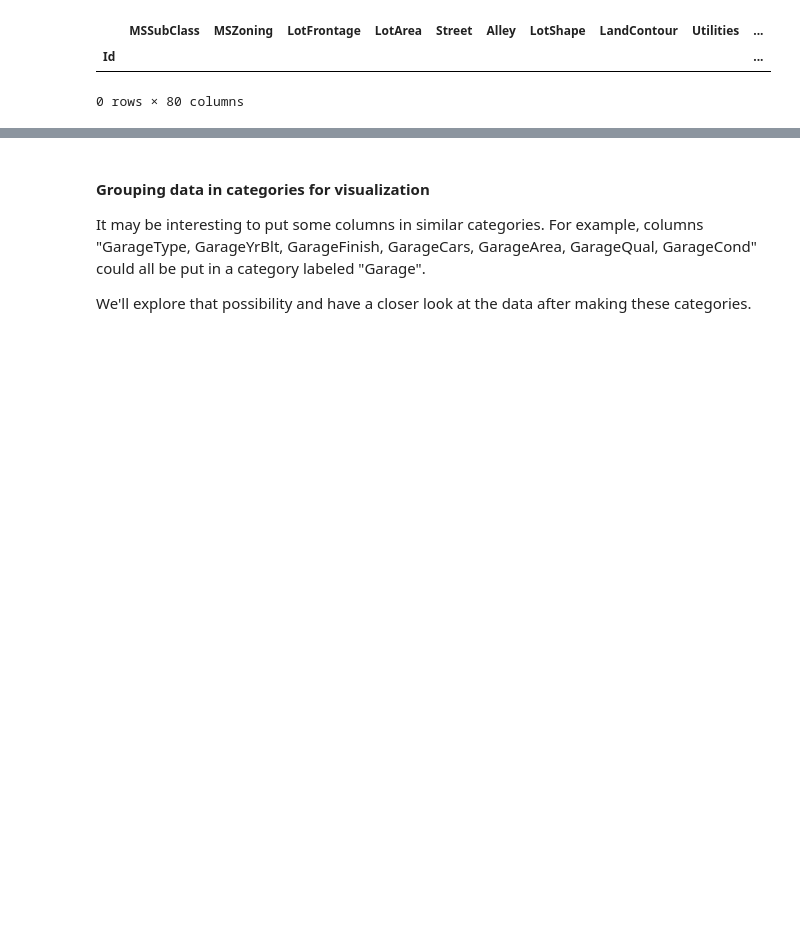
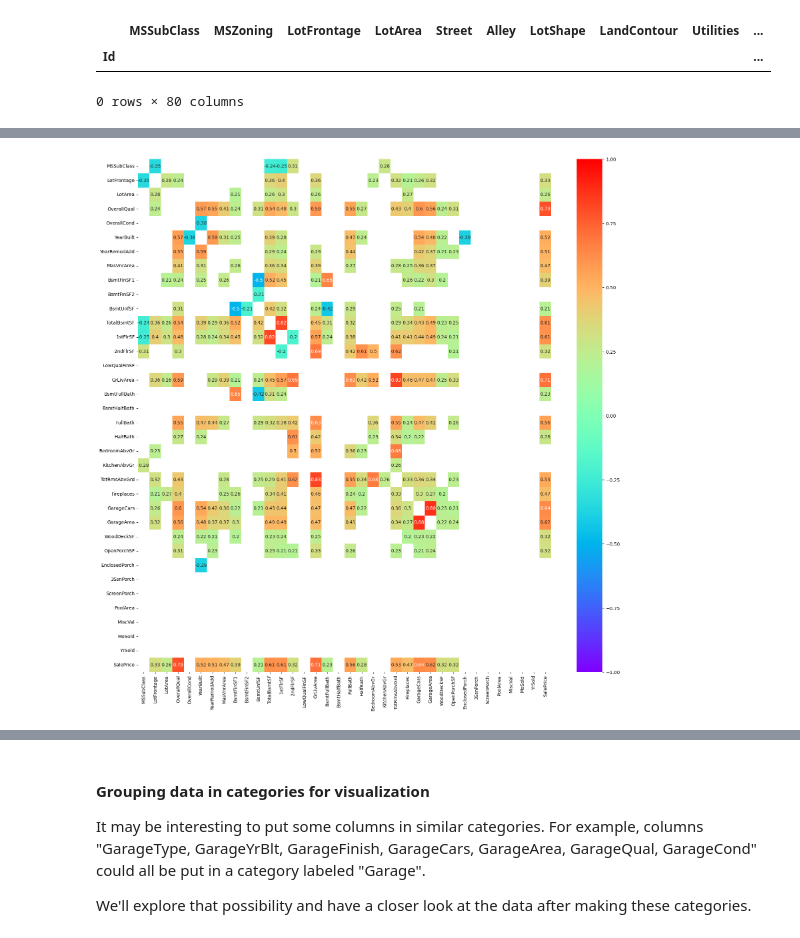
Before and after one commit to vin-br/house-prices, a Jupyter notebook: House Prices.ipynb, the cells around one changed output, grey strips where cells are left out. Cells and saved outputs as stored; diff of their text form; code cells hidden in the pictures; blank space fills up the shorter version.

```diff
--- a/House Prices.ipynb
+++ b/House Prices.ipynb
@@ -28,8 +37,8 @@ import matplotlib.pyplot as plt
 ### Size, shape, quantity and type of data
 # %%
 # Importing training data
-dataset = pd.read_csv("Data/train.csv")
-dataset.head(10)
+dataset_origin = pd.read_csv("Data/train.csv")
+dataset_origin.head(10)
 # %% [output]
 |  | Id | MSSubClass | MSZoning | LotFrontage | LotArea | Street | Alley | LotShape | LandContour | ... |
 | 0 | 1 | 60 | RL | 65.0 | 8450 | Pave | NaN | Reg | Lvl | ... |
@@ -43,6 +52,9 @@ dataset.head(10)
 | 8 | 9 | 50 | RM | 51.0 | 6120 | Pave | NaN | Reg | Lvl | ... |
 | 9 | 10 | 190 | RL | 50.0 | 7420 | Pave | NaN | Reg | Lvl | ... |
 10 rows × 81 columns
+# %%
+# Copying the original dataframe to keep a copy untouched
+dataset = dataset_origin.copy()
 # %%
 # Looking at the shape of the dataframe
 print(f"Shape of the dataframe: \n {dataset.shape}\n")
@@ -290,0 +307,4 @@ dataset.loc[dataset["GarageYrBlt"].isnull(), :]
+# %%
+dataset_corr = dataset.corr()
+dataset_corr_filtered = dataset_corr[((dataset_corr >= .2) | (dataset_corr <= -.2)) & (dataset_corr !=1.000)]
+dataset_corr_filtered.head()
@@ -290,0 +319,5 @@ dataset.loc[dataset["GarageYrBlt"].isnull(), :]
+# %%
+plt.figure(figsize = (20, 20))
+plt.show(sns.heatmap(dataset_corr_filtered, vmin = -1, vmax = +1, annot = True, cmap = 'rainbow'))
+# %% [output]
+[figure, added]
```
Also changed, not shown: parts of 5 cells of this notebook.
